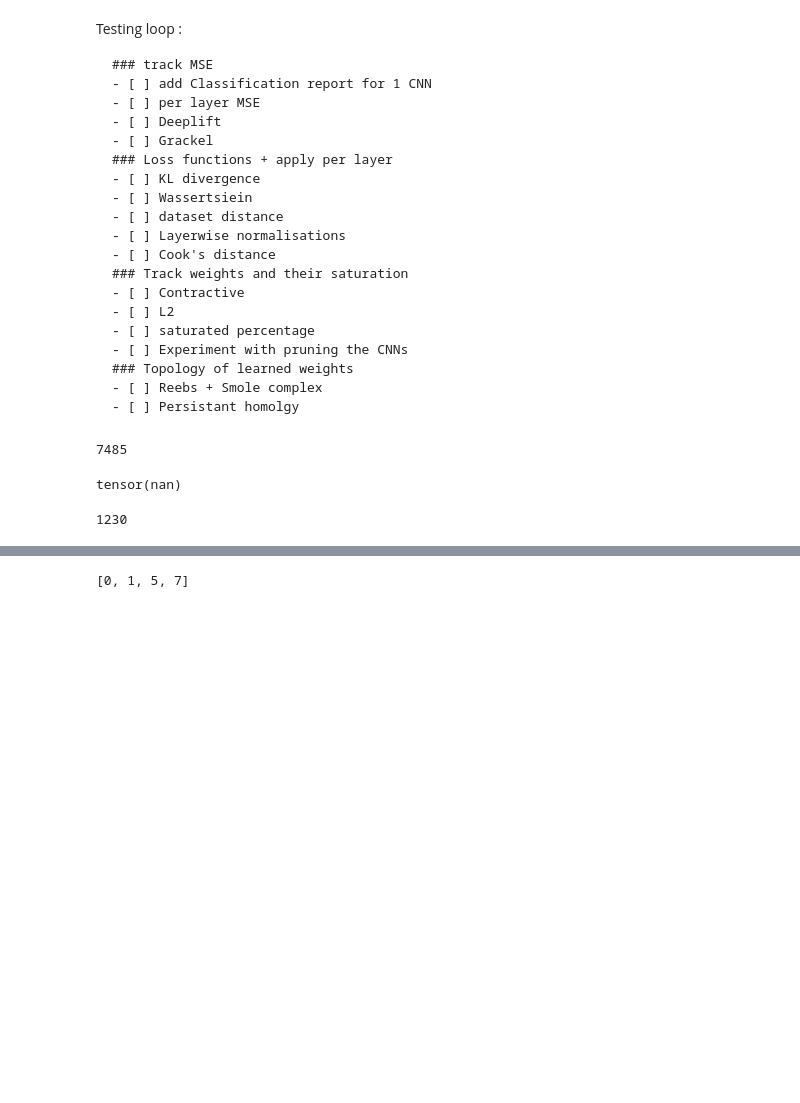
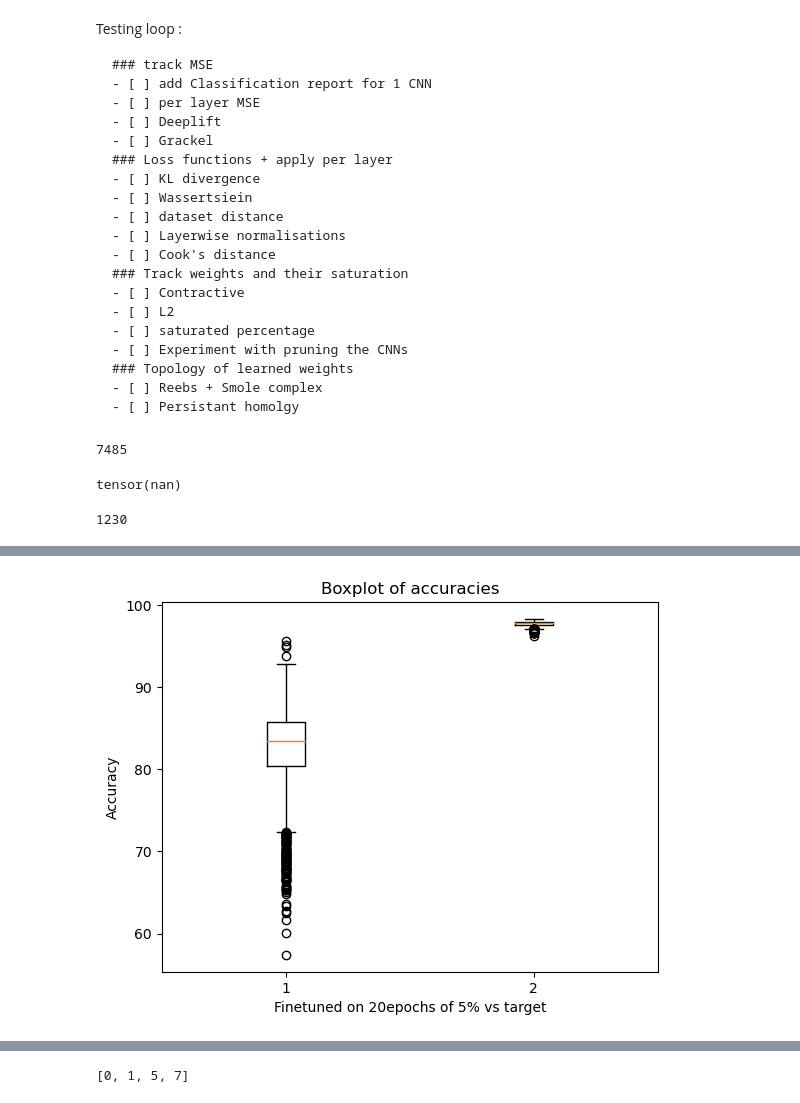
Before and after one commit to AymenTlili131/Federated-Continual-learning-, a Jupyter notebook: New/MSE.ipynb, the cells around one changed output, grey strips where cells are left out. Cells and saved outputs as stored; diff of their text form; code cells hidden in the pictures; blank space fills up the shorter version.

```diff
--- a/New/MSE.ipynb
+++ b/New/MSE.ipynb
@@ -1470,0 +1937,5 @@ Transformer Test set:    AE epoch best.pth 0.05860063061118126
+# %%
+df["Actual Accuracy"]=L_acc[:3472]
+columns_with_nan = df.columns[df.isnull().any()].tolist()
+#result_cleaned = result.dropna(axis=1, how='any')
+print(columns_with_nan)
@@ -1470,0 +2170,8 @@ Transformer Test set:    AE epoch best.pth 0.05860063061118126
+# %%
+plt.boxplot(DF2[['reached test acc','target test acc']])
+plt.xlabel('Finetuned on 20epochs of 5% vs target')
+plt.ylabel('Accuracy')
+plt.title('Boxplot of accuracies')
+plt.show()
+# %% [output]
+[figure, added]
```
Also changed, not shown: parts of 68 cells of this notebook, 24 other files.
